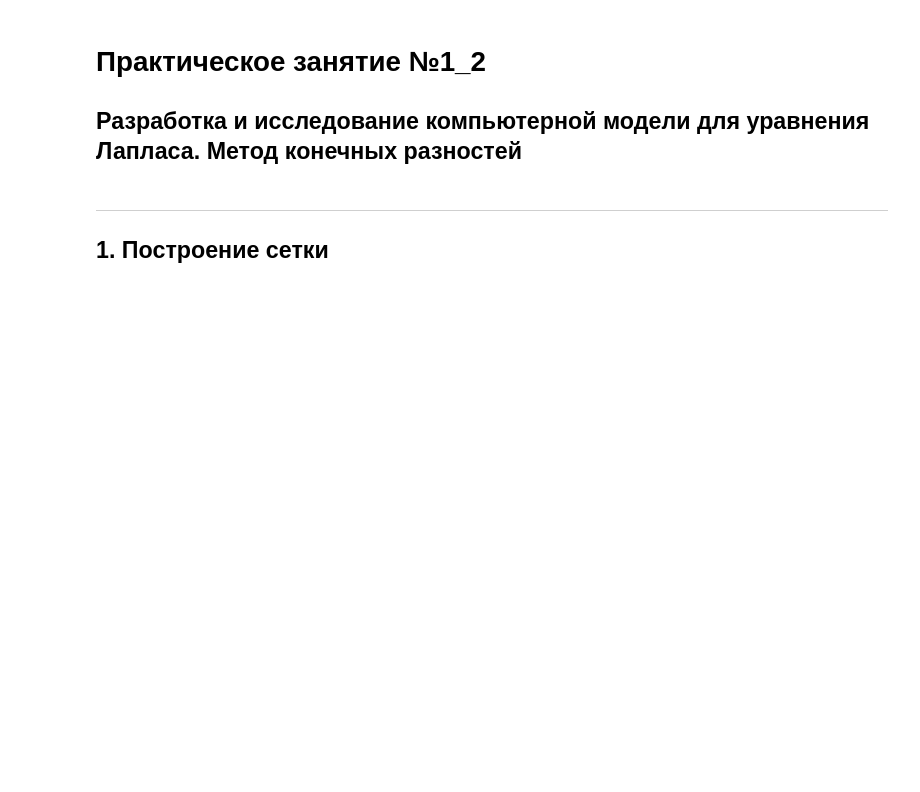
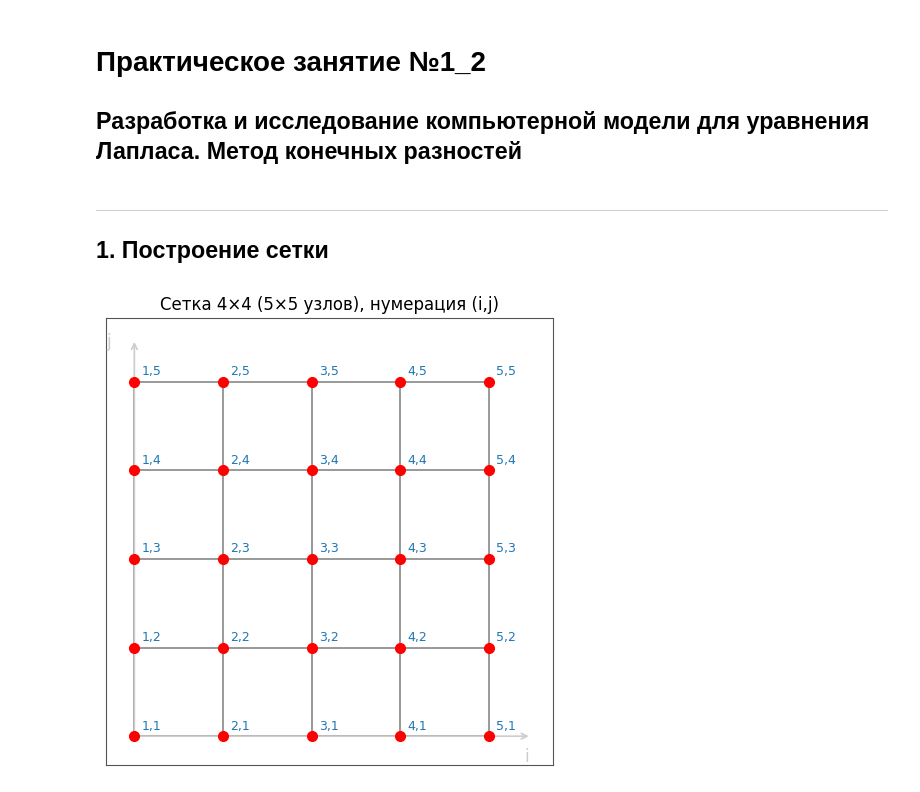
Before and after one commit to ealeksbykova/math-model-python, a Jupyter notebook: solution/Практическое занятие 1_2 - метод конечных разностей.ipynb, the cells around one changed output. Saved outputs shown, nothing was run; the diff lists cells and outputs as text; code cells hidden in the pictures; blank space fills up the shorter version.

```diff
--- a/solution/Практическое занятие 1_2 - метод конечных разностей.ipynb
+++ b/solution/Практическое занятие 1_2 - метод конечных разностей.ipynb
@@ -5,11 +5,12 @@
 ---
 ## 1. Построение сетки
 # %%
+%matplotlib inline
 import numpy as np
 import matplotlib.pyplot as plt
 
 Ni = 5   # узлов по x
-Nj = 4   # узлов по y
+Nj = 5   # узлов по y
 
 x = np.linspace(0, 1, Ni)
 y = np.linspace(0, 1, Nj)
@@ -21,33 +22,35 @@ fig, ax = plt.subplots(figsize=(6, 5))
 for xi in x:
     ax.plot([xi, xi], [y[0], y[-1]],
             color='#888888', linewidth=1.2, zorder=2)
 
 for yj in y:
     ax.plot([x[0], x[-1]], [yj, yj],
             color='#888888', linewidth=1.2, zorder=2)
 
 for idx_i, xi in enumerate(x, start=1):
     for idx_j, yj in enumerate(y, start=1):
         ax.plot(xi, yj, 'o', color='red', markersize=7, zorder=5)
         ax.text(xi + 0.02, yj + 0.02, f'{idx_i},{idx_j}',
                 fontsize=9, color='#1f77b4', zorder=6)
 
 ax.annotate('', xy=(1.12, 0), xytext=(-0.02, 0),
             arrowprops=dict(arrowstyle='->', color='#cccccc', lw=1.2))
 ax.annotate('', xy=(0, 1.12), xytext=(0, -0.02),
             arrowprops=dict(arrowstyle='->', color='#cccccc', lw=1.2))
 ax.text(1.10, -0.07, 'i', fontsize=12, color='#cccccc')
 ax.text(-0.08, 1.10, 'j', fontsize=12, color='#cccccc')
 
 ax.set_xlim(-0.08, 1.18)
 ax.set_ylim(-0.08, 1.18)
 ax.set_aspect('equal')
-ax.set_title('Сетка 4×3 (5×4 узлов), нумерация (i,j)')
+ax.set_title('Сетка 4×4 (5×5 узлов), нумерация (i,j)')
 ax.set_xticks([])
 ax.set_yticks([])
 for spine in ax.spines.values():
     spine.set_color('#555555')
 plt.tight_layout()
 plt.show()
+# %% [output]
+[figure, added]
 # %%
 Ni = 5
```
Also changed, not shown: parts of 5 cells of this notebook, 2 other files.
